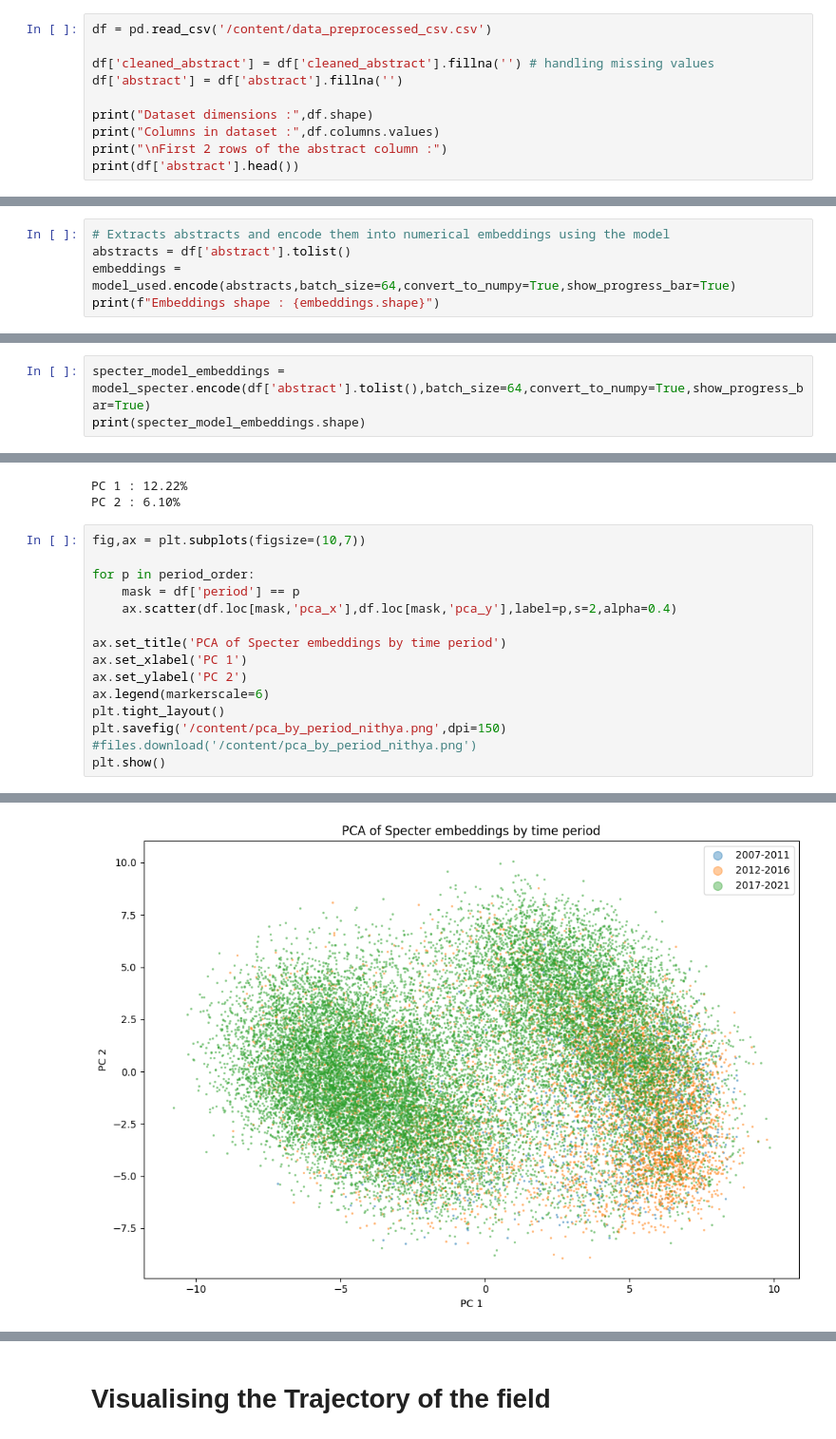
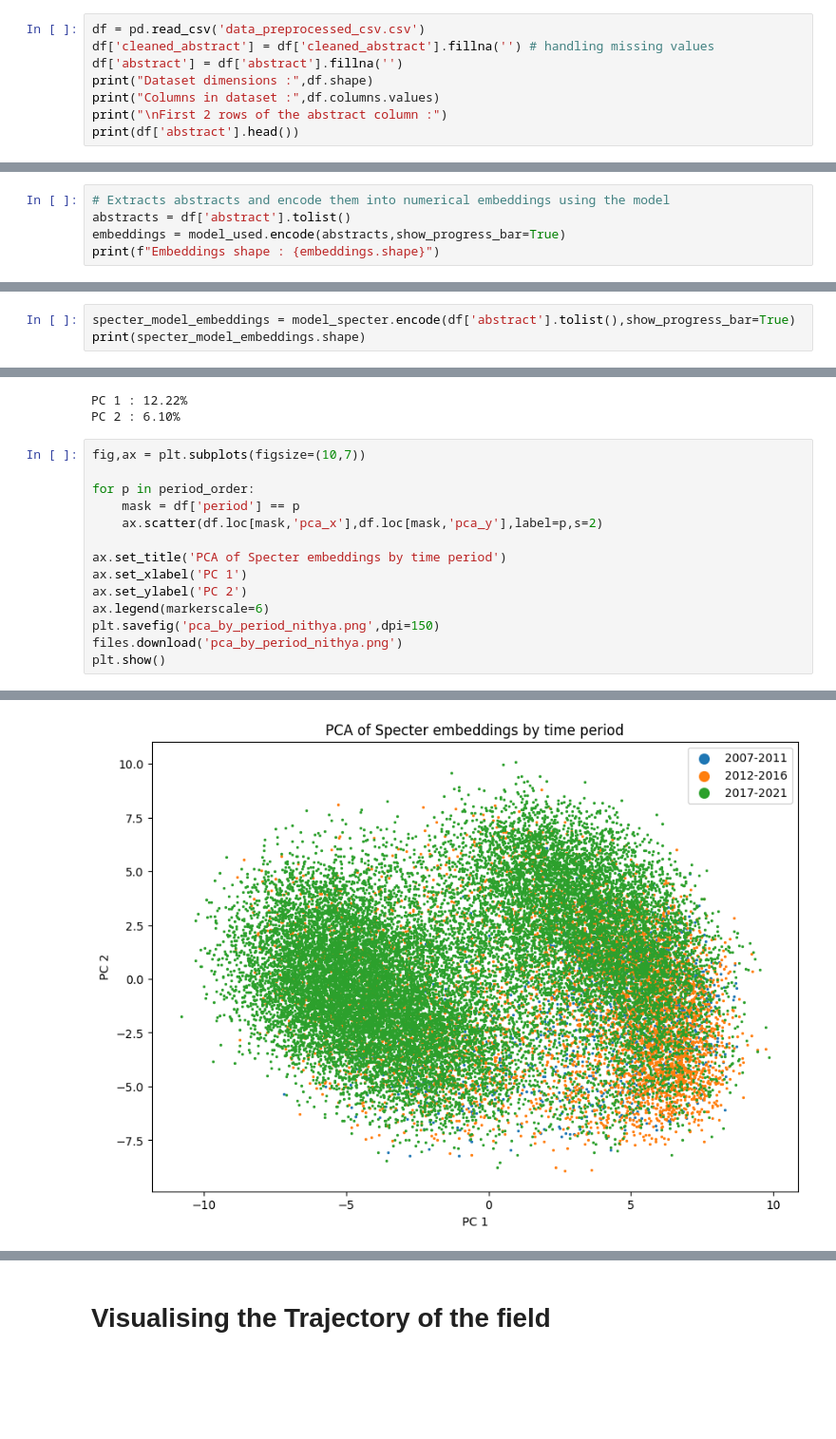
Before and after one commit to rohan-crypto/Text_Analytics_Team33_Task3, a Jupyter notebook: notebooks/SBERT_Nithya.ipynb, the cells around one changed output, grey strips where cells are left out. Shown at 95% size. Drawn from its saved outputs; the diff is of its cells as text; blank space fills up the shorter version.

```diff
--- a/notebooks/SBERT_Nithya.ipynb
+++ b/notebooks/SBERT_Nithya.ipynb
@@ -36,10 +29,8 @@ from sklearn.preprocessing import LabelEncoder
 sys.path.insert(0,'/content') # looking in /content for any local files we uploaded
 # %%
-df = pd.read_csv('/content/data_preprocessed_csv.csv')
-
+df = pd.read_csv('data_preprocessed_csv.csv')
 df['cleaned_abstract'] = df['cleaned_abstract'].fillna('') # handling missing values
 df['abstract'] = df['abstract'].fillna('')
-
 print("Dataset dimensions :",df.shape)
 print("Columns in dataset :",df.columns.values)
 print("\nFirst 2 rows of the abstract column :")
@@ -74,7 +74,7 @@ Notes:
 # %%
 # Extracts abstracts and encode them into numerical embeddings using the model
 abstracts = df['abstract'].tolist()
-embeddings = model_used.encode(abstracts,batch_size=64,convert_to_numpy=True,show_progress_bar=True)
+embeddings = model_used.encode(abstracts,show_progress_bar=True)
 print(f"Embeddings shape : {embeddings.shape}")
 # %% [output]
 Embeddings shape : (27121, 384)
@@ -287,6 +291,6 @@ MiniLM similarity score : 0.25005942583084106
 Specter similarity score : 0.7725767493247986
 # %%
-specter_model_embeddings = model_specter.encode(df['abstract'].tolist(),batch_size=64,convert_to_numpy=True,show_progress_bar=True)
+specter_model_embeddings = model_specter.encode(df['abstract'].tolist(),show_progress_bar=True)
 print(specter_model_embeddings.shape)
 # %% [output]
 (27121, 768)
@@ -450,14 +465,13 @@ fig,ax = plt.subplots(figsize=(10,7))
 
 for p in period_order:
     mask = df['period'] == p
-    ax.scatter(df.loc[mask,'pca_x'],df.loc[mask,'pca_y'],label=p,s=2,alpha=0.4)
+    ax.scatter(df.loc[mask,'pca_x'],df.loc[mask,'pca_y'],label=p,s=2)
 
 ax.set_title('PCA of Specter embeddings by time period')
 ax.set_xlabel('PC 1')
 ax.set_ylabel('PC 2')
 ax.legend(markerscale=6)
-plt.tight_layout()
-plt.savefig('/content/pca_by_period_nithya.png',dpi=150)
-#files.download('/content/pca_by_period_nithya.png')
+plt.savefig('pca_by_period_nithya.png',dpi=150)
+files.download('pca_by_period_nithya.png')
 plt.show()
 # %% [output]
@@ -464,4 +480,4 @@ plt.show()
-[figure, old version]
+[figure, new version]
 # %%
 # Export PCA coordinates for integration notebook
 
```
Also changed, not shown: parts of 29 cells of this notebook, 21 other files.
